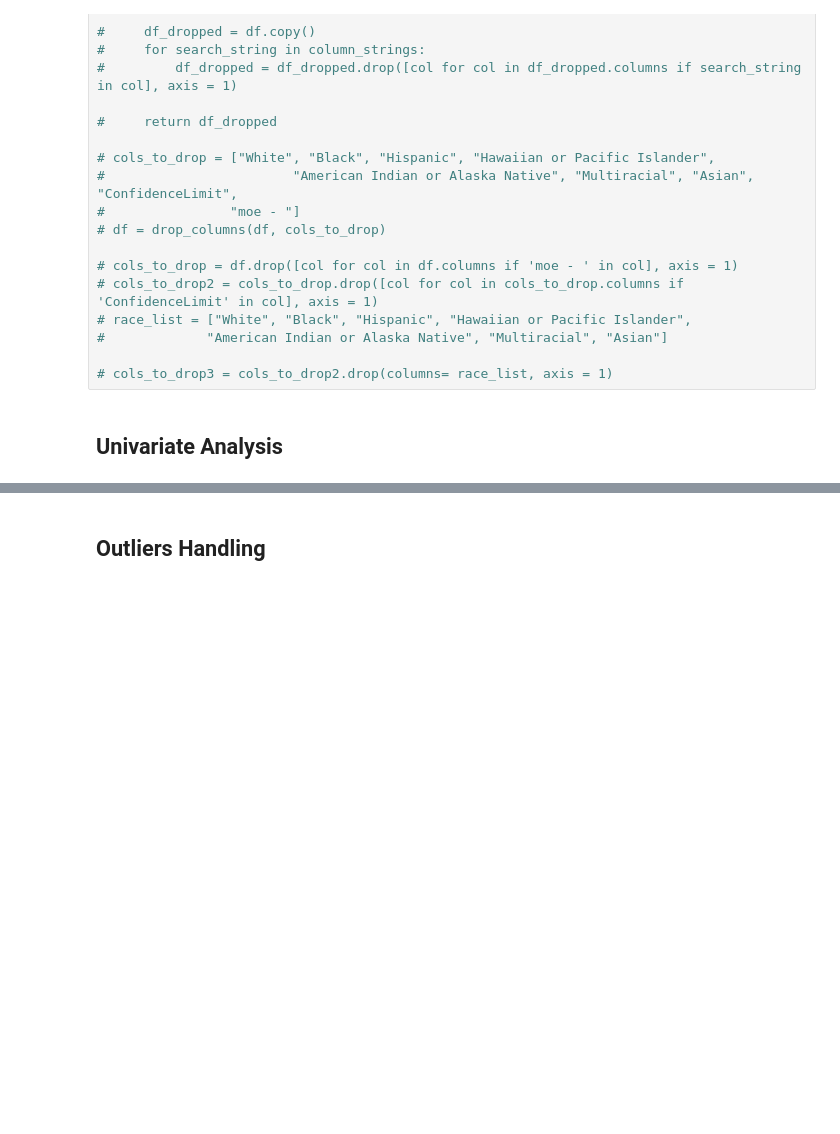
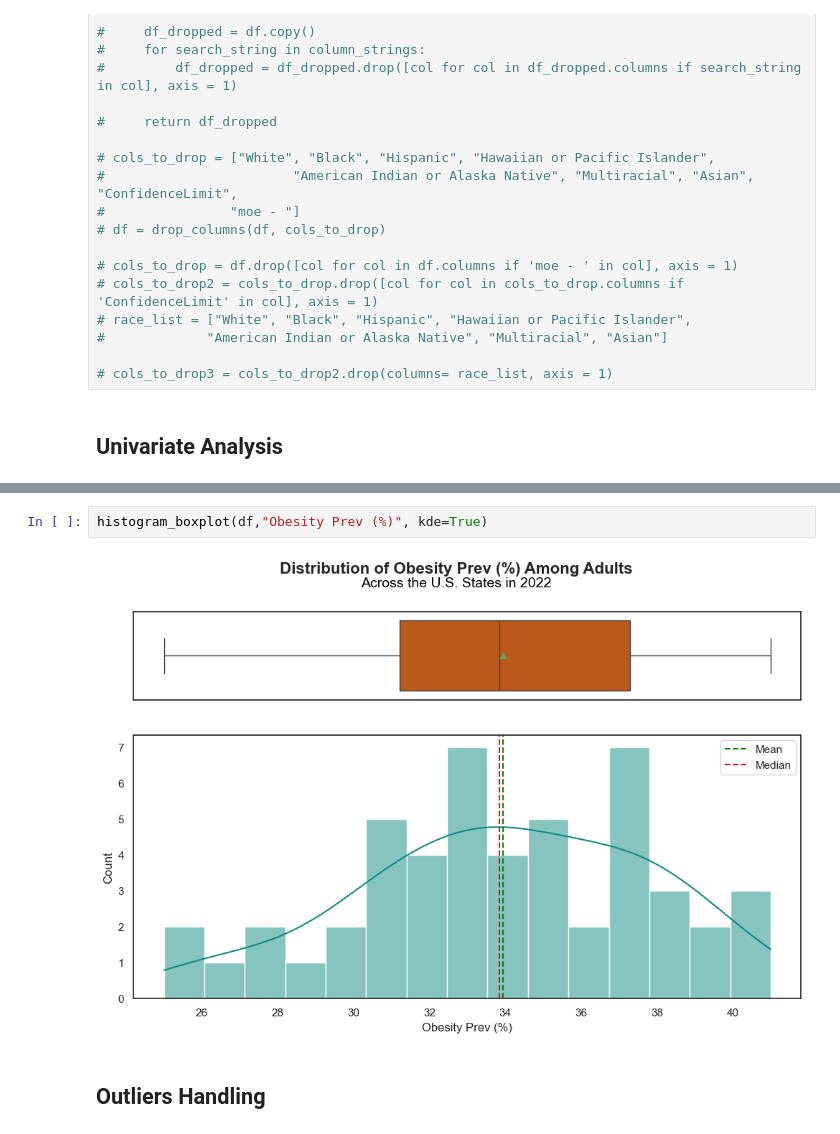
Before and after one commit to duhoang920/siads_593_milestone_1, a Jupyter notebook: mf_main.ipynb, the cells around one changed output, grey strips where cells are left out. Cells and saved outputs as stored; diff of their text form; blank space fills up the shorter version.

```diff
--- a/mf_main.ipynb
+++ b/mf_main.ipynb
@@ -240,3 +214,7 @@ histogram_boxplot(df, feature)
+# %%
+histogram_boxplot(df,"Obesity Prev (%)", kde=True)
+# %% [output]
+[figure, added]
 # %% [markdown]
 ## **Outliers Handling**
 # %% [markdown]
```
Also changed, not shown: parts of 20 cells of this notebook, 1 other file.
